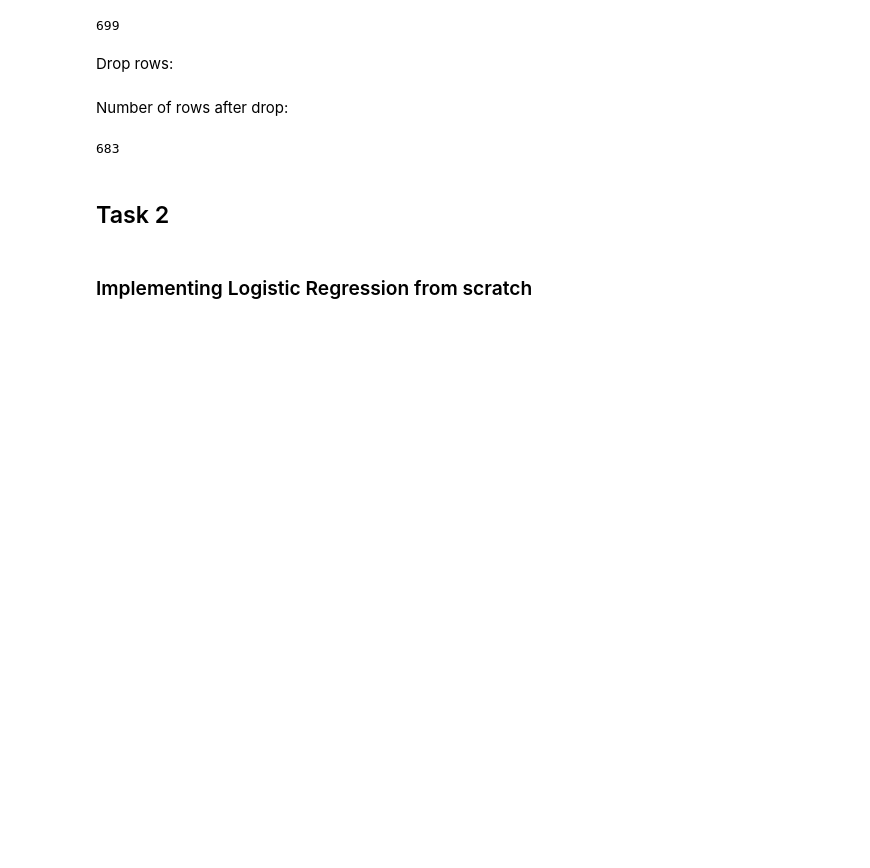
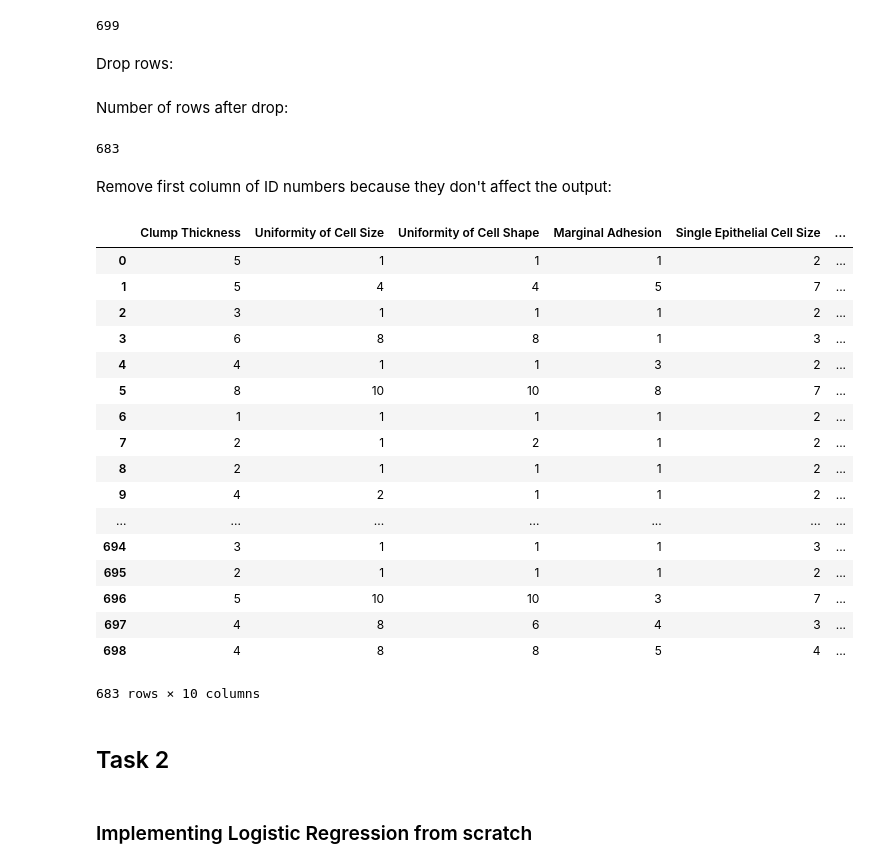
Before and after one commit to ashraymallesh/logistic-lda, a Jupyter notebook: project-1-notebook.ipynb, the cells around one changed output. Drawn from its saved outputs; the diff is of its cells as text; code cells hidden in the pictures; blank space fills up the shorter version.

```diff
--- a/project-1-notebook.ipynb
+++ b/project-1-notebook.ipynb
@@ -180,6 +186,30 @@ Number of rows after drop:
 bcdf.shape[0]
 # %% [output]
 683
+# %% [markdown]
+Remove first column of ID numbers because they don't affect the output:
+# %%
+bcdf.drop(['Sample code'], axis=1, inplace=True)
+bcdf
+# %% [output]
+|  | Clump Thickness | Uniformity of Cell Size | Uniformity of Cell Shape | Marginal Adhesion | Single Epithelial Cell Size | ... |
+| 0 | 5 | 1 | 1 | 1 | 2 | ... |
+| 1 | 5 | 4 | 4 | 5 | 7 | ... |
+| 2 | 3 | 1 | 1 | 1 | 2 | ... |
+| 3 | 6 | 8 | 8 | 1 | 3 | ... |
+| 4 | 4 | 1 | 1 | 3 | 2 | ... |
+| 5 | 8 | 10 | 10 | 8 | 7 | ... |
+| 6 | 1 | 1 | 1 | 1 | 2 | ... |
+| 7 | 2 | 1 | 2 | 1 | 2 | ... |
+| 8 | 2 | 1 | 1 | 1 | 2 | ... |
+| 9 | 4 | 2 | 1 | 1 | 2 | ... |
+| ... | ... | ... | ... | ... | ... | ... |
+| 694 | 3 | 1 | 1 | 1 | 3 | ... |
+| 695 | 2 | 1 | 1 | 1 | 2 | ... |
+| 696 | 5 | 10 | 10 | 3 | 7 | ... |
+| 697 | 4 | 8 | 6 | 4 | 3 | ... |
+| 698 | 4 | 8 | 8 | 5 | 4 | ... |
+683 rows × 10 columns
 # %% [markdown]
 ## Task 2
 # %% [markdown]
```
Also changed, not shown: parts of 11 cells of this notebook, 2 other files.
